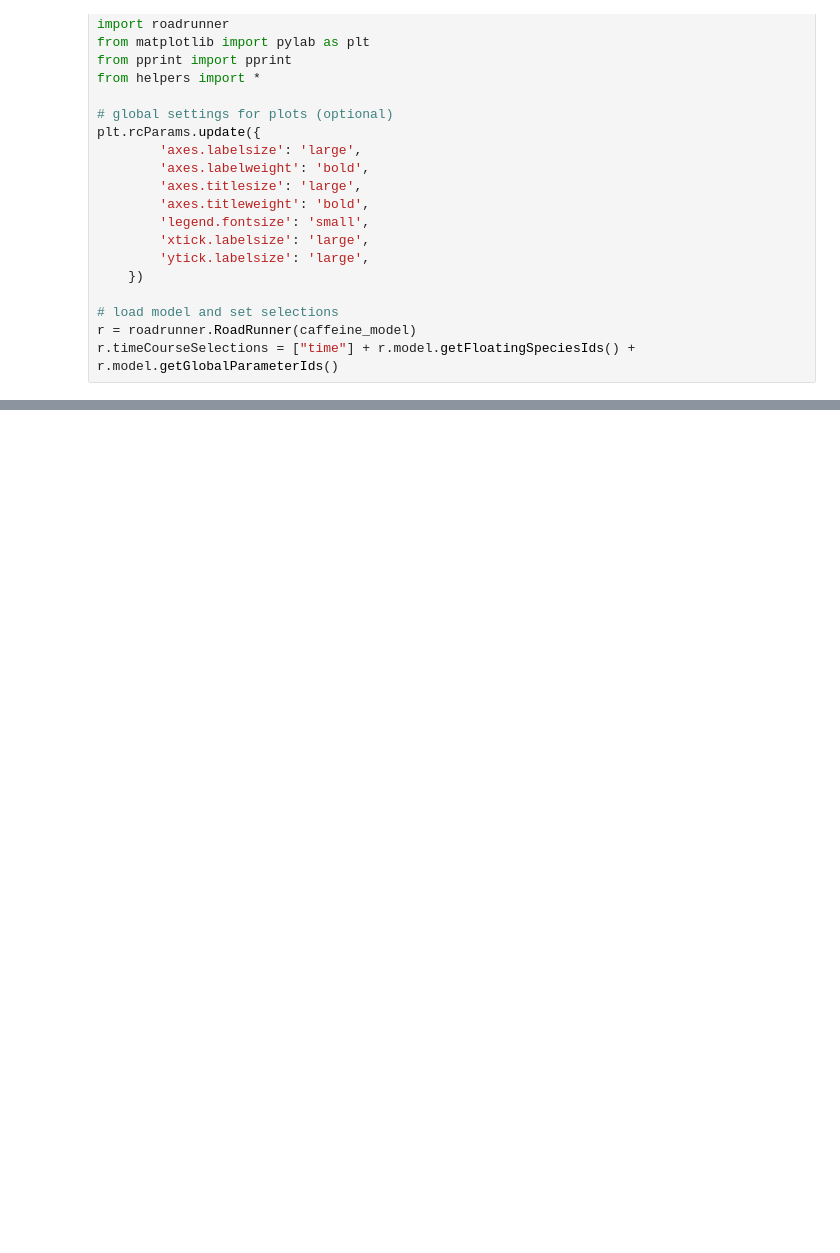
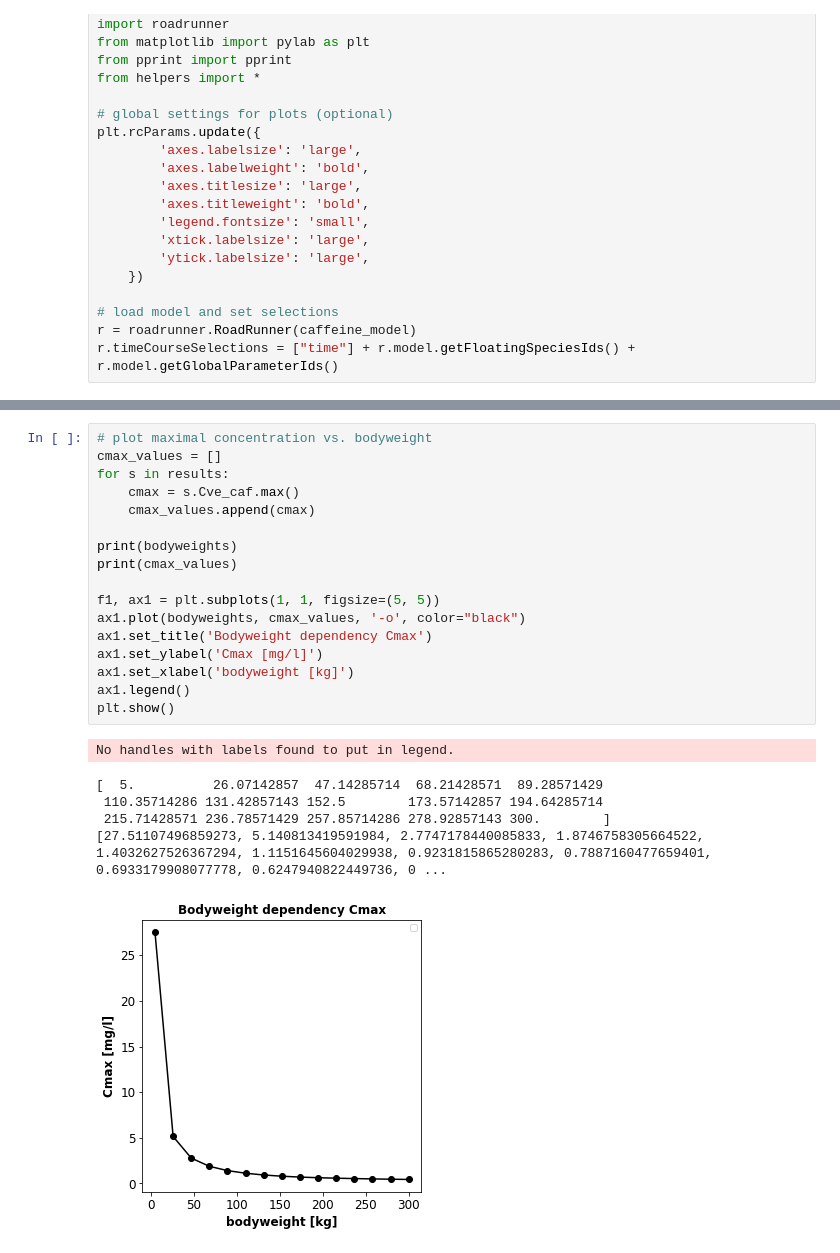
Before and after one commit to matthiaskoenig/pkpd-course, a Jupyter notebook: notebooks/pkpd-answers.ipynb, the cells around one changed output, grey strips where cells are left out. Saved outputs shown, nothing was run; the diff lists cells and outputs as text; blank space fills up the shorter version.

```diff
--- a/notebooks/pkpd-answers.ipynb
+++ b/notebooks/pkpd-answers.ipynb
@@ -103,3 +122,27 @@ plt.show()
+# %%
+# plot maximal concentration vs. bodyweight
+cmax_values = []
+for s in results:
+    cmax = s.Cve_caf.max()
+    cmax_values.append(cmax)
+
+print(bodyweights)
+print(cmax_values)
+
+f1, ax1 = plt.subplots(1, 1, figsize=(5, 5))
+ax1.plot(bodyweights, cmax_values, '-o', color="black")
+ax1.set_title('Bodyweight dependency Cmax')
+ax1.set_ylabel('Cmax [mg/l]')
+ax1.set_xlabel('bodyweight [kg]')
+ax1.legend()
+plt.show()
+# %% [output]
+No handles with labels found to put in legend.
+[  5.          26.07142857  47.14285714  68.21428571  89.28571429
+ 110.35714286 131.42857143 152.5        173.57142857 194.64285714
+ 215.71428571 236.78571429 257.85714286 278.92857143 300.        ]
+[27.51107496859273, 5.140813419591984, 2.7747178440085833, 1.8746758305664522, 1.4032627526367294, 1.1151645604029938, 0.9231815865280283, 0.7887160477659401, 0.6933179908077778, 0.6247940822449736, 0 ...
+[figure, added]
 # %%
 # intravenous dosing
 # reset model
```
Also changed, not shown: parts of 9 cells of this notebook, 1 other file.
